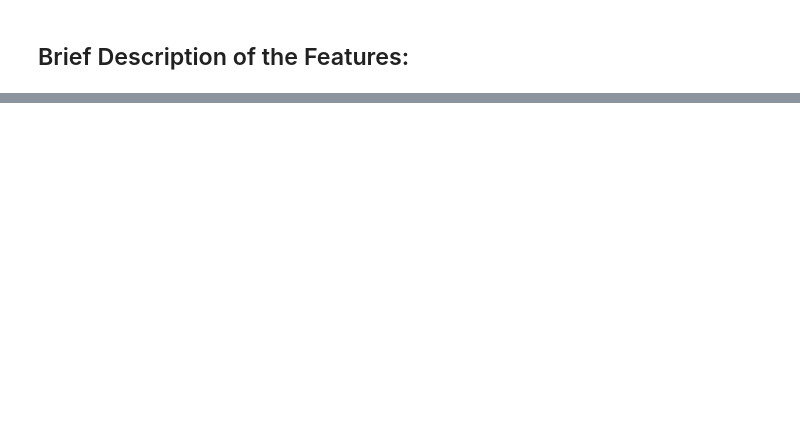
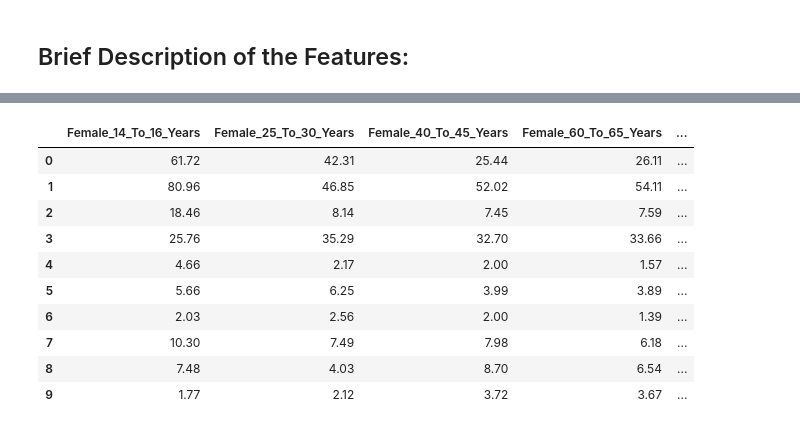
Before and after one commit to amnasyed1/datasci_1_loading, a Jupyter notebook: datasci_1_loading.ipynb, the cells around one changed output, grey strips where cells are left out. Cells and saved outputs as stored; diff of their text form; code cells hidden in the pictures; blank space fills up the shorter version.

```diff
--- a/datasci_1_loading.ipynb
+++ b/datasci_1_loading.ipynb
@@ -108,0 +199,15 @@ dataset5.head(10)
+# %%
+dataset9 = pd.read_json("https://pkgstore.datahub.io/JohnSnowLabs/total-diet-study-food-consumption-amounts-2003/total-diet-study-food-consumption-amounts-2003-csv_json/data/51c0fbd6188b4d029a299638f176ce36/total-diet-study-food-consumption-amounts-2003-csv_json.json")
+dataset9.head(10)
+# %% [output]
+|  | Female_14_To_16_Years | Female_25_To_30_Years | Female_40_To_45_Years | Female_60_To_65_Years | ... |
+| 0 | 61.72 | 42.31 | 25.44 | 26.11 | ... |
+| 1 | 80.96 | 46.85 | 52.02 | 54.11 | ... |
+| 2 | 18.46 | 8.14 | 7.45 | 7.59 | ... |
+| 3 | 25.76 | 35.29 | 32.70 | 33.66 | ... |
+| 4 | 4.66 | 2.17 | 2.00 | 1.57 | ... |
+| 5 | 5.66 | 6.25 | 3.99 | 3.89 | ... |
+| 6 | 2.03 | 2.56 | 2.00 | 1.39 | ... |
+| 7 | 10.30 | 7.49 | 7.98 | 6.18 | ... |
+| 8 | 7.48 | 4.03 | 8.70 | 6.54 | ... |
+| 9 | 1.77 | 2.12 | 3.72 | 3.67 | ... |
```
Also changed, not shown: parts of 20 cells of this notebook.
